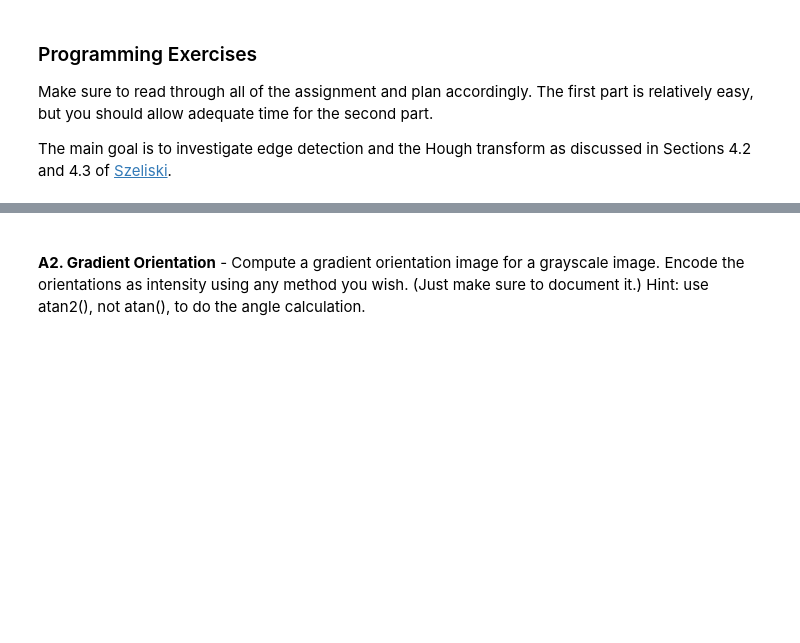
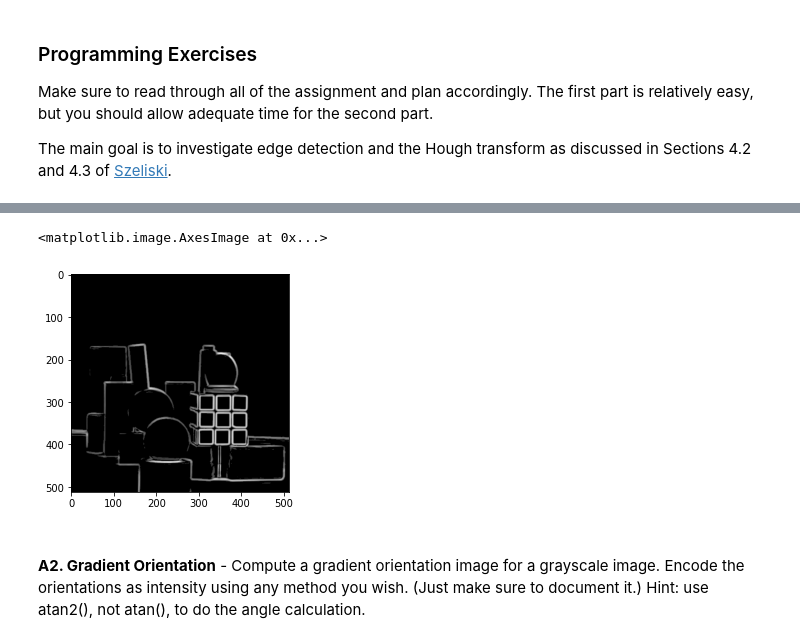
Before and after one commit to davidcGIThub/computer_vision_assignments, a Jupyter notebook: proj1-edges-hough/Project1-Edges-Hough.ipynb, the cells around one changed output, grey strips where cells are left out. Drawn from its saved outputs; the diff is of its cells as text; code cells hidden in the pictures; blank space fills up the shorter version.

```diff
--- a/proj1-edges-hough/Project1-Edges-Hough.ipynb
+++ b/proj1-edges-hough/Project1-Edges-Hough.ipynb
@@ -41,2 +35,27 @@ blocks.png:
+# %%
+import matplotlib.pyplot as plt
+from scipy import ndimage
+import numpy as np
+import cv2 as cv
+import os
+
+cwd = os.getcwd()
+image_path = cwd + '/blocks.png'
+blocks_image = cv.imread(image_path,cv.IMREAD_GRAYSCALE)
+blurred_blocks_image = cv.blur(blocks_image,(5,5)).astype(int)
+# blurred_blocks_image = cv.medianBlur(blurred_blocks_image,5)
+y_gradient_kernel = np.array([[-1,-2,-1],[0,0,0],[1,2,1]])
+x_gradient_kernel = np.array([[-1,0,1],[-2,0,2],[-1,0,1]])
+y_gradient_blocks_image = ndimage.convolve(blurred_blocks_image,y_gradient_kernel)
+x_gradient_blocks_image = ndimage.convolve(blurred_blocks_image,x_gradient_kernel)
+gradient_magnitude = np.sqrt(y_gradient_blocks_image**2 + x_gradient_blocks_image**2)
+max_intensity = np.amax(gradient_magnitude)
+gradient_magnitude = gradient_magnitude*255/max_intensity
+threshhold = 50
+gradient_magnitude[gradient_magnitude < threshhold] = 0
+plt.imshow(gradient_magnitude,cmap="gray",vmin=0,vmax=255)
+# %% [output]
+<matplotlib.image.AxesImage at 0x...>
+[figure, added]
 # %% [markdown]
 <br><b>A2. Gradient Orientation</b> - Compute a gradient orientation image for a grayscale image.  Encode the orientations as intensity using any method you wish. (Just make sure to document it.)  Hint: use atan2(), not atan(), to do the angle calculation.
```
Also changed, not shown: parts of 9 cells of this notebook, 2 other files.
